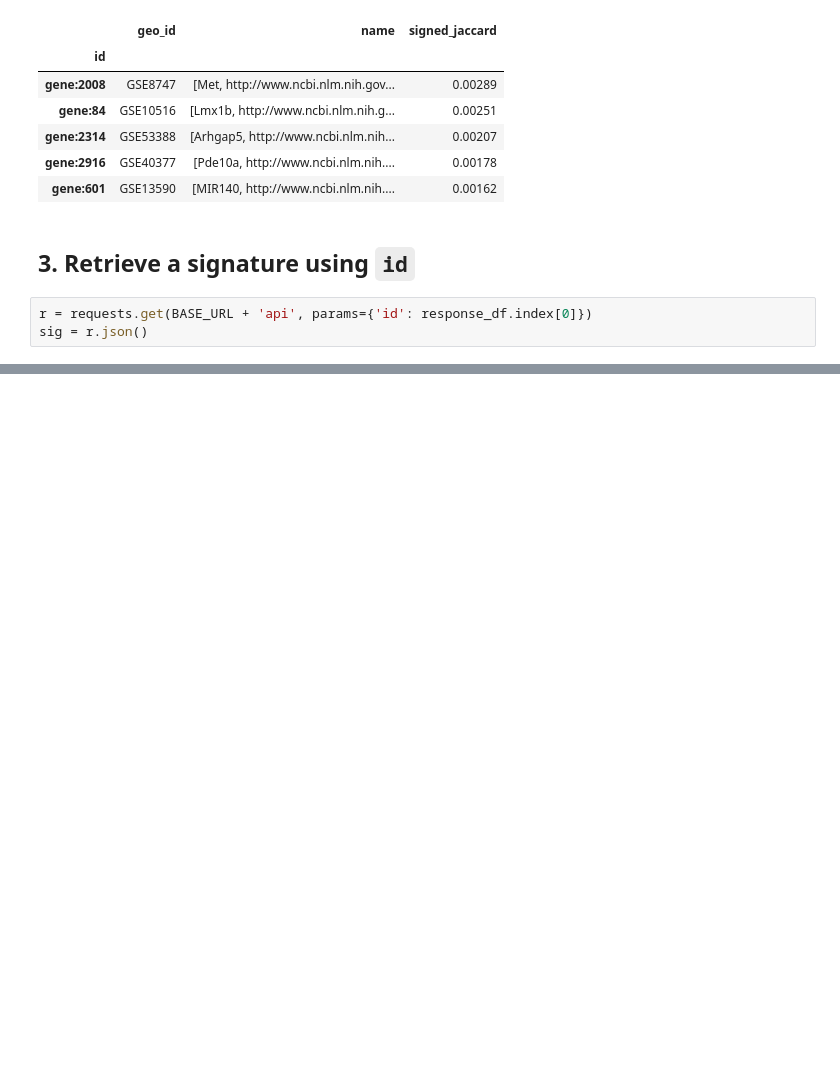
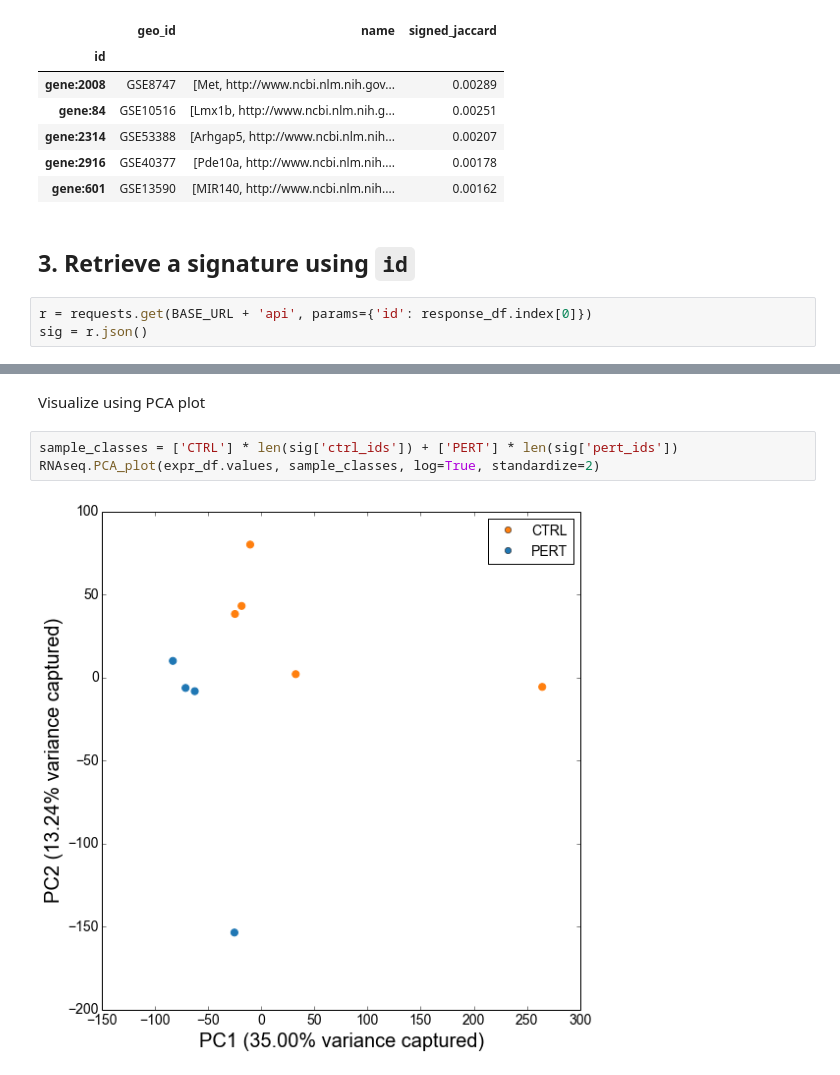
Before and after one commit to MaayanLab/creeds, a Jupyter notebook: Example_API_usage.ipynb, the cells around one changed output, grey strips where cells are left out. Saved outputs shown, nothing was run; the diff lists cells and outputs as text; blank space fills up the shorter version.

```diff
--- a/Example_API_usage.ipynb
+++ b/Example_API_usage.ipynb
@@ -79,0 +129,7 @@ Perturbation GSMs: [u'GSM217210', u'GSM217214', u'GSM217215', u'GSM217217']
+# %% [markdown]
+Visualize using PCA plot
+# %%
+sample_classes = ['CTRL'] * len(sig['ctrl_ids']) + ['PERT'] * len(sig['pert_ids'])
+RNAseq.PCA_plot(expr_df.values, sample_classes, log=True, standardize=2)
+# %% [output]
+[figure, added]
```
Also changed, not shown: parts of 21 cells of this notebook, 1 other file.
